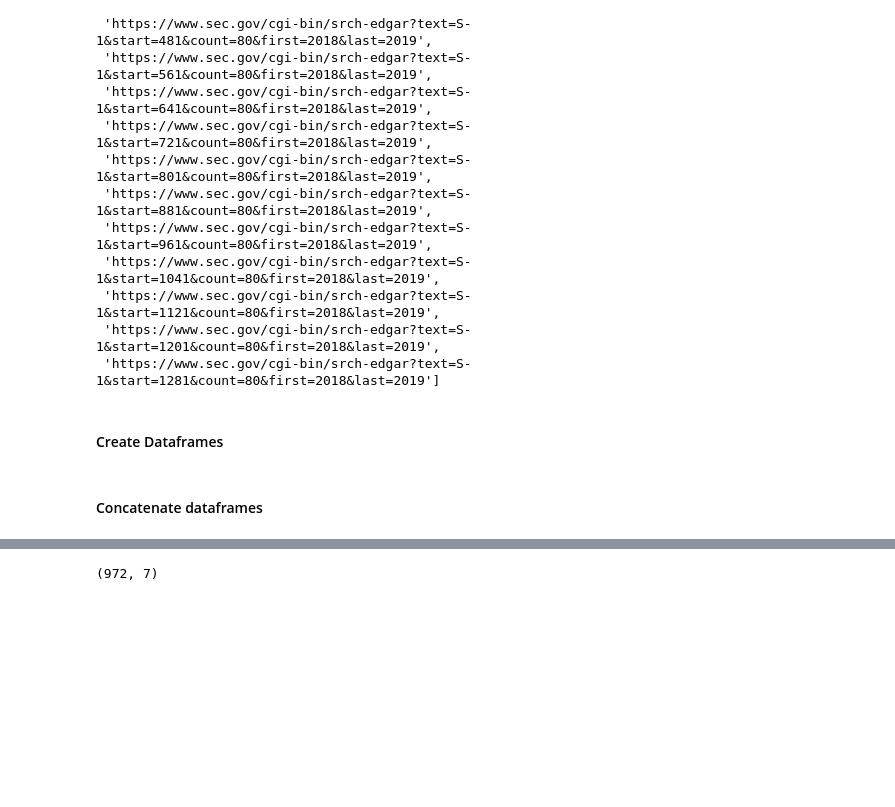
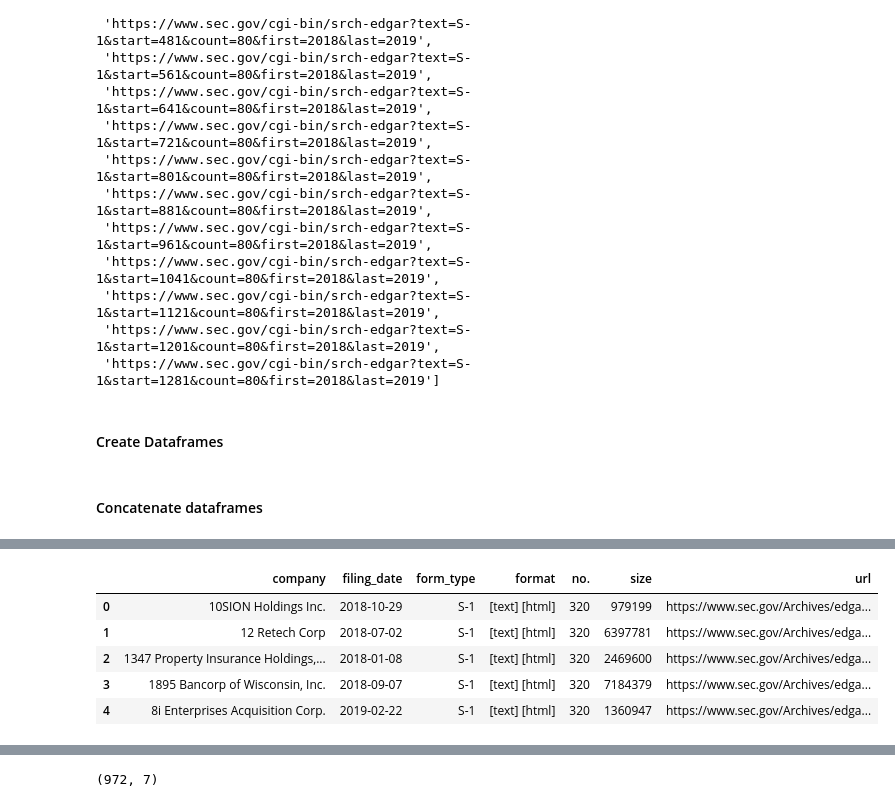
Before and after one commit to kathmbell/s1-nlp-04, a Jupyter notebook: 01_scraping_EDGAR.ipynb, the cells around one changed output, grey strips where cells are left out. Drawn from its saved outputs; the diff is of its cells as text; code cells hidden in the pictures; blank space fills up the shorter version.

```diff
--- a/01_scraping_EDGAR.ipynb
+++ b/01_scraping_EDGAR.ipynb
@@ -110,0 +113,2 @@ df.columns = ['company', 'filing_date', 'form_type', 'format', 'no.', 'size', 'u
+# %%
+df = pd.read_pickle('./dataframe_full.pkl')
@@ -110,0 +128,9 @@ df.columns = ['company', 'filing_date', 'form_type', 'format', 'no.', 'size', 'u
+# %%
+df2.head()
+# %% [output]
+|  | company | filing_date | form_type | format | no. | size | url |
+| 0 | 10SION Holdings Inc. | 2018-10-29 | S-1 | [text] [html] | 320 | 979199 | https://www.sec.gov/Archives/edga... |
+| 1 | 12 Retech Corp | 2018-07-02 | S-1 | [text] [html] | 320 | 6397781 | https://www.sec.gov/Archives/edga... |
+| 2 | 1347 Property Insurance Holdings,... | 2018-01-08 | S-1 | [text] [html] | 320 | 2469600 | https://www.sec.gov/Archives/edga... |
+| 3 | 1895 Bancorp of Wisconsin, Inc. | 2018-09-07 | S-1 | [text] [html] | 320 | 7184379 | https://www.sec.gov/Archives/edga... |
+| 4 | 8i Enterprises Acquisition Corp. | 2019-02-22 | S-1 | [text] [html] | 320 | 1360947 | https://www.sec.gov/Archives/edga... |
```
Also changed, not shown: parts of 29 cells of this notebook.
